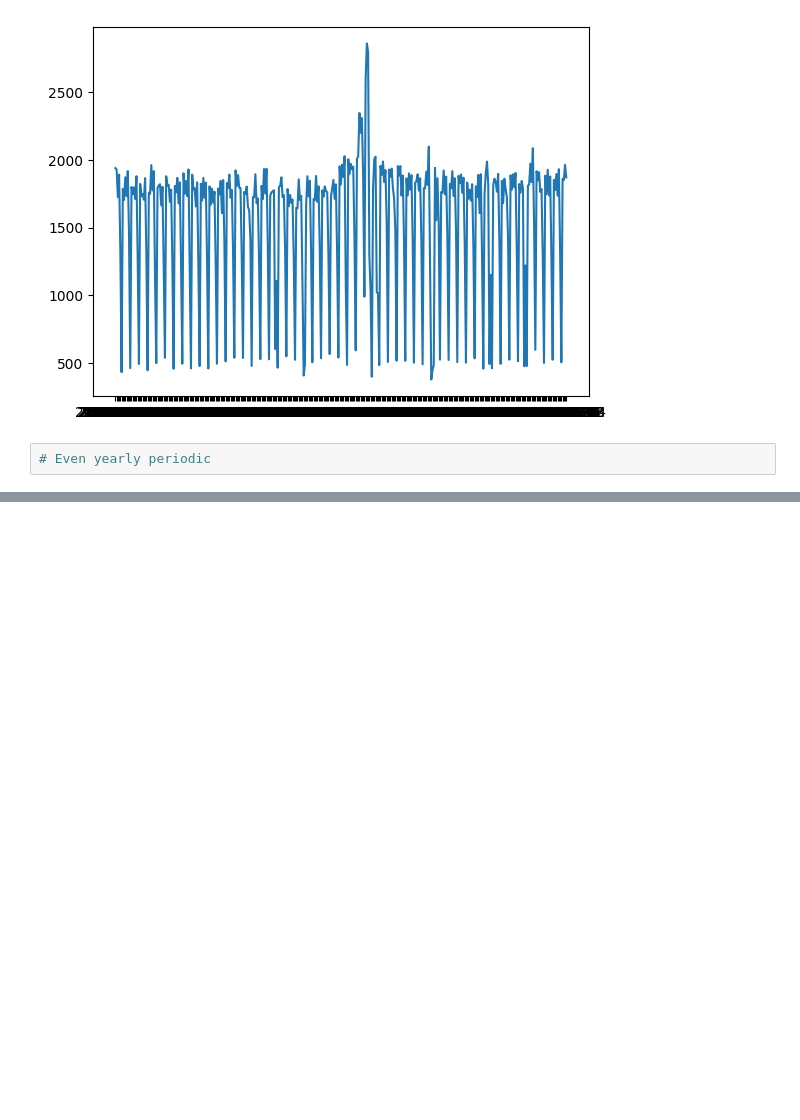
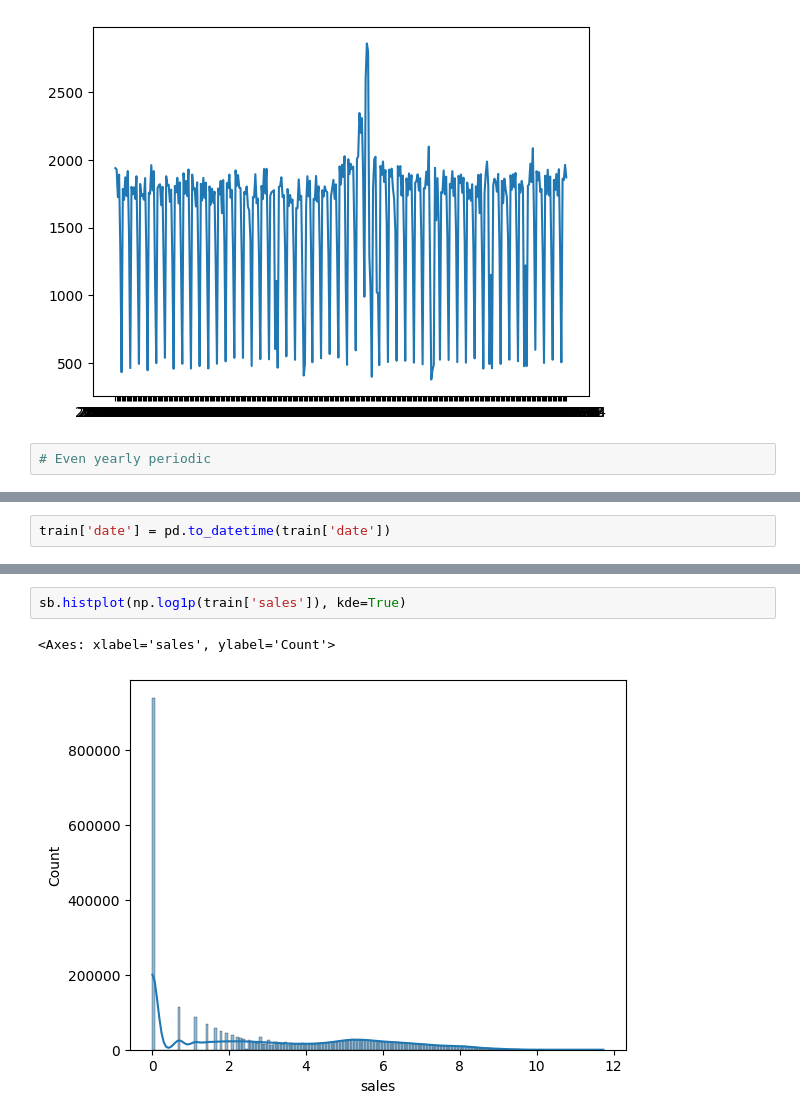
Before and after one commit to centralpenguin/StoreSales, a Jupyter notebook: notebooks/EDA.ipynb, the cells around one changed output, grey strips where cells are left out. Drawn from its saved outputs; the diff is of its cells as text; blank space fills up the shorter version.

```diff
--- a/notebooks/EDA.ipynb
+++ b/notebooks/EDA.ipynb
@@ -322,0 +346,2 @@ plt.plot(
+# %%
+train['date'] = pd.to_datetime(train['date'])
@@ -322,0 +364,5 @@ plt.plot(
+# %%
+sb.histplot(np.log1p(train['sales']), kde=True)
+# %% [output]
+<Axes: xlabel='sales', ylabel='Count'>
+[figure, added]
```
Also changed, not shown: parts of 14 cells of this notebook.
